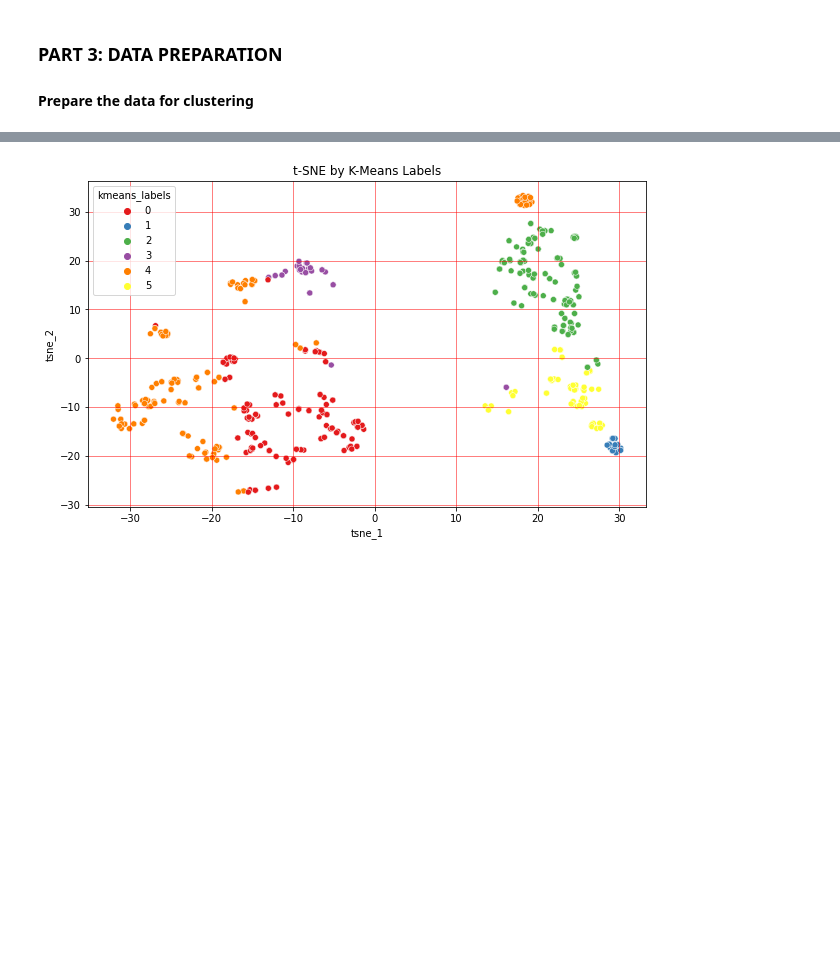
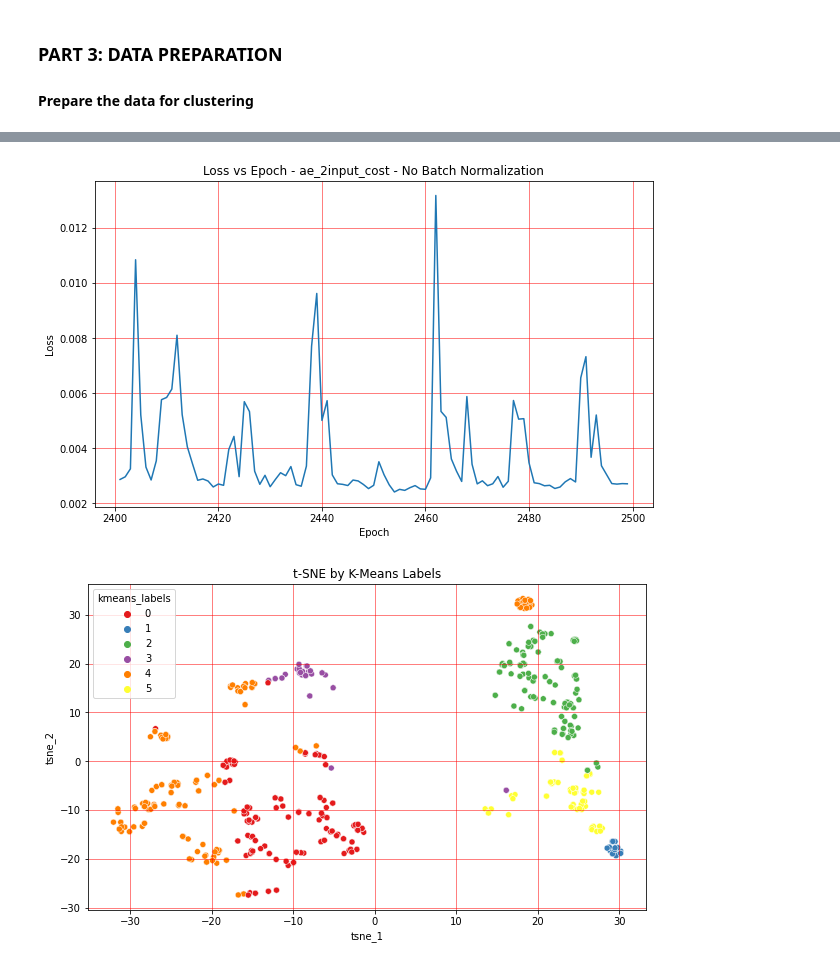
Before and after one commit to prasiyer/SKU_Clusters, a Jupyter notebook: Code/CMD_Cluster_Analysis.ipynb, the cells around one changed output, grey strips where cells are left out. Drawn from its saved outputs; the diff is of its cells as text; code cells hidden in the pictures; blank space fills up the shorter version.

```diff
--- a/Code/CMD_Cluster_Analysis.ipynb
+++ b/Code/CMD_Cluster_Analysis.ipynb
@@ -392,0 +603,2 @@ encoded_cylinder_attributes = pd.DataFrame(encoded_cylinder_attributes, columns
+# %%
+ae_2input_cost1_hist = ae_2input_cost1.fit(cmd_data[attr_for_clustering_ae], cmd_data['Attr3_Costamount_norm'], epochs = 3500, batch_size = 16, shuffle = True)
@@ -393,3 +655,13 @@ encoded_cylinder_attributes = pd.DataFrame(encoded_cylinder_attributes, columns
+# %%
+plt.figure(figsize = (10, 6))
+#ax = sns.lineplot(x = range(1, len(ae_2input_cost1_hist.history['loss'])+1), y = ae_2input_cost1_hist.history['loss'])
+ax = sns.lineplot(x = range(2401, len(ae_2input_cost1_hist.history['loss'])), y = ae_2input_cost1_hist.history['loss'][2400:2499])
+ax.set_xlabel('Epoch')
+ax.set_ylabel('Loss')
+ax.set_title('Loss vs Epoch - ae_2input_cost - No Batch Normalization')
+ax.grid(linestyle='-', linewidth='0.5', color='red')
+# %% [output]
+[figure, added]
 # %%
 cluster2_hdbscan = hdbscan.HDBSCAN(min_cluster_size = 15, min_samples = 10, gen_min_span_tree = True)
 cluster2_hdbscan_labels = cluster2_hdbscan.fit_predict(encoded_cylinder_attributes)
```
Also changed, not shown: parts of 22 cells of this notebook.
